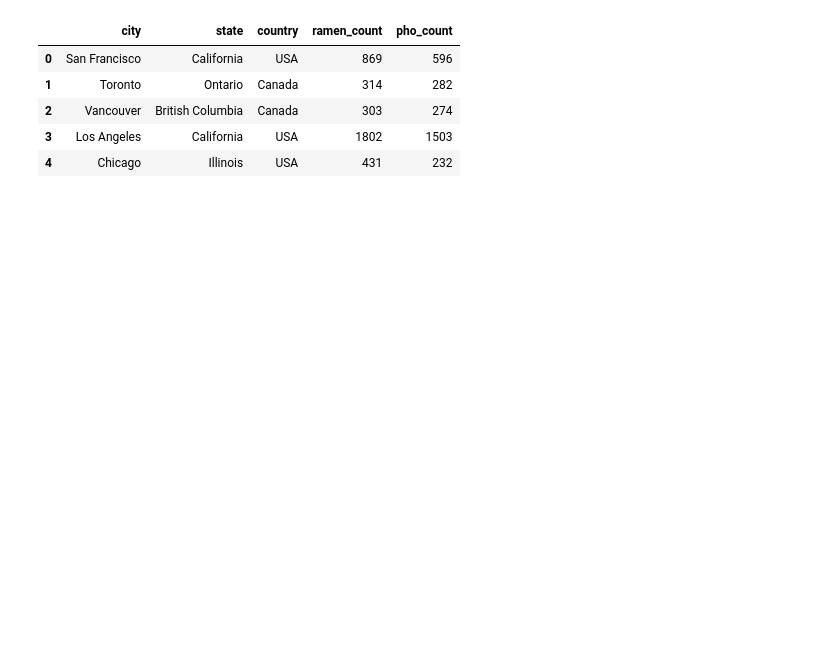
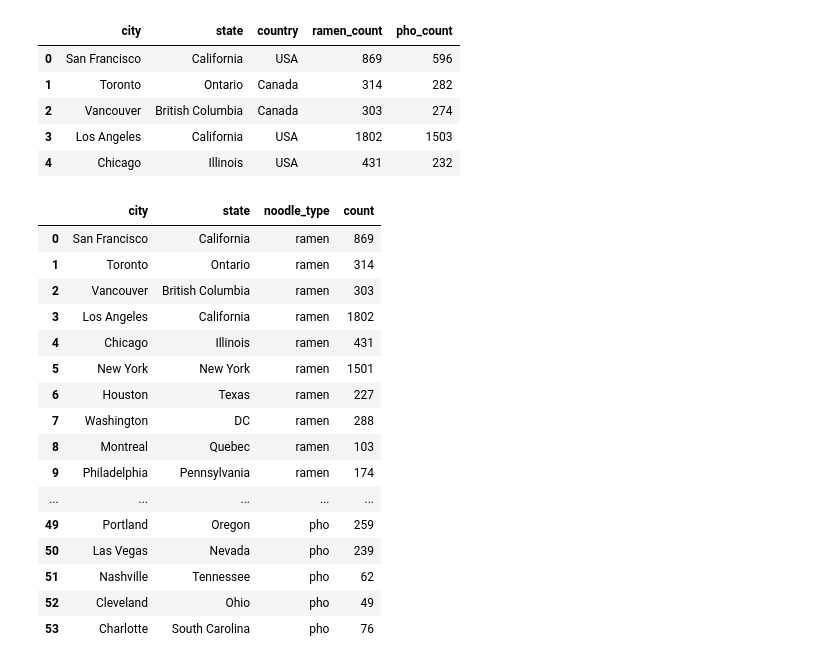
Before and after one commit to topspinj/ramen-vs-pho, a Jupyter notebook: src/exploratory_data_analysis.ipynb, the cells around one changed output. Drawn from its saved outputs; the diff is of its cells as text; code cells hidden in the pictures; blank space fills up the shorter version.

```diff
--- a/src/exploratory_data_analysis.ipynb
+++ b/src/exploratory_data_analysis.ipynb
@@ -14,3 +14,27 @@ data.head()
 | 2 | Vancouver | British Columbia | Canada | 303 | 274 |
 | 3 | Los Angeles | California | USA | 1802 | 1503 |
 | 4 | Chicago | Illinois | USA | 431 | 232 |
+# %%
+data = data.rename(columns={'ramen_count': 'ramen', 'pho_count': 'pho'})
+keys = ['ramen', 'pho']
+df = pd.melt(data, id_vars=['city', 'state'], value_vars=keys, value_name='count')
+df = df.rename(columns={'variable': 'noodle_type'})
+df
+# %% [output]
+|  | city | state | noodle_type | count |
+| 0 | San Francisco | California | ramen | 869 |
+| 1 | Toronto | Ontario | ramen | 314 |
+| 2 | Vancouver | British Columbia | ramen | 303 |
+| 3 | Los Angeles | California | ramen | 1802 |
+| 4 | Chicago | Illinois | ramen | 431 |
+| 5 | New York | New York | ramen | 1501 |
+| 6 | Houston | Texas | ramen | 227 |
+| 7 | Washington | DC | ramen | 288 |
+| 8 | Montreal | Quebec | ramen | 103 |
+| 9 | Philadelphia | Pennsylvania | ramen | 174 |
+| ... | ... | ... | ... | ... |
+| 49 | Portland | Oregon | pho | 259 |
+| 50 | Las Vegas | Nevada | pho | 239 |
+| 51 | Nashville | Tennessee | pho | 62 |
+| 52 | Cleveland | Ohio | pho | 49 |
+| 53 | Charlotte | South Carolina | pho | 76 |
```
Also changed, not shown: parts of 2 cells of this notebook, 1 other file.
